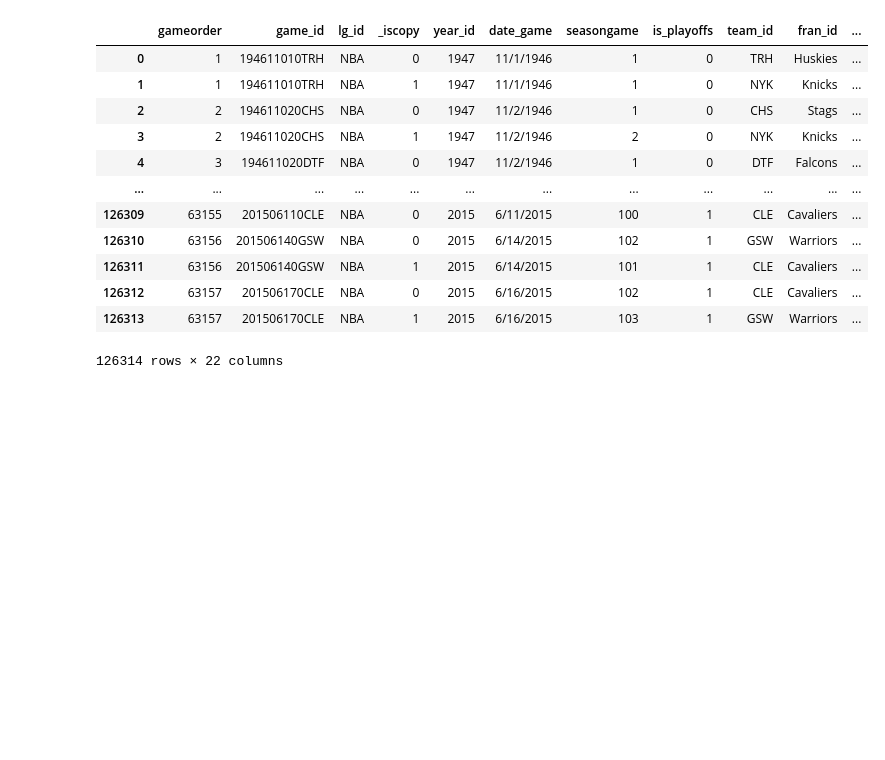
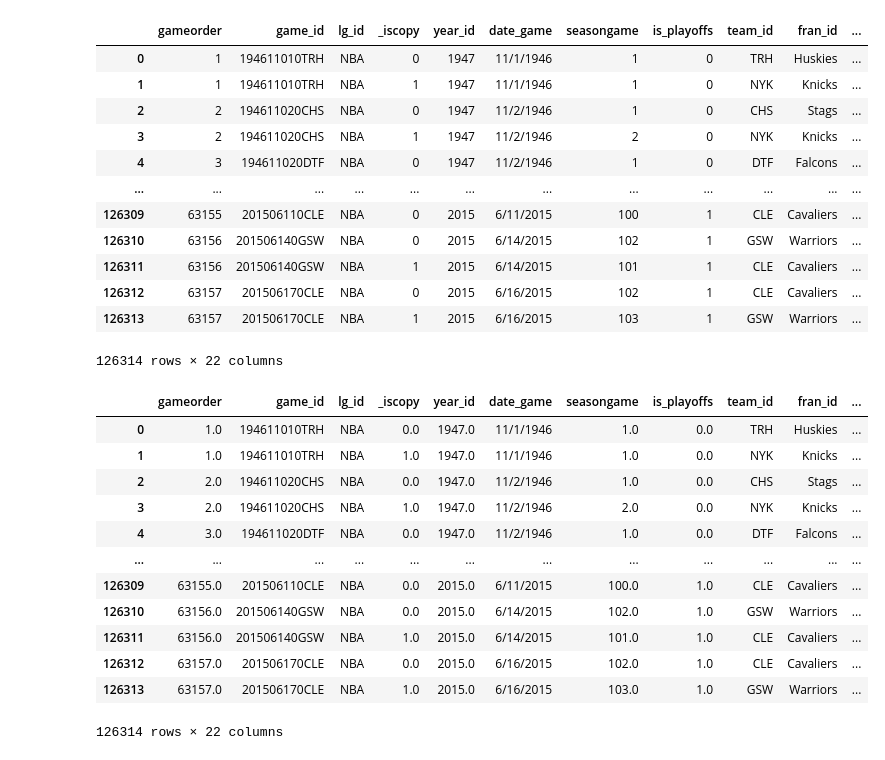
Before and after one commit to RahulParajuli/DataVisualizationandML, a Jupyter notebook: functions.ipynb, the cells around one changed output. Cells and saved outputs as stored; diff of their text form; code cells hidden in the pictures; blank space fills up the shorter version.

```diff
--- a/functions.ipynb
+++ b/functions.ipynb
@@ -119,3 +119,53 @@ deleting the column:  elo_i
 | 126312 | 63157 | 201506170CLE | NBA | 0 | 2015 | 6/16/2015 | 102 | 1 | CLE | Cavaliers | ... |
 | 126313 | 63157 | 201506170CLE | NBA | 1 | 2015 | 6/16/2015 | 103 | 1 | GSW | Warriors | ... |
 126314 rows × 22 columns
+# %%
+#knn imputer
+from sklearn.impute import KNNImputer
+
+def impute(df, imputer=KNNImputer(n_neighbors=5)):
+    '''
+    function for knn imputation in missing values in the data
+    df - dataset provided by the users
+    '''
+    import numpy as np
+    cols_num = df.select_dtypes(include=np.number).columns
+
+    for feature in df.columns:
+        #for numeric type
+        if feature in cols_num:
+            df[feature] = pd.DataFrame(imputer.fit_transform(np.array(df[feature]).reshape(-1, 1)))
+        else:
+        #for categorical type
+            mapping = dict()
+            mappings = {k: i for i, k in enumerate(df[feature].dropna().unique(), 0)}
+            mapping[feature] = mappings
+            df[feature] = df[feature].map(mapping[feature])
+
+            df_imputed = pd.DataFrame(imputer.fit_transform(np.array(df[feature]).reshape(-1, 1)), columns=[feature])
+
+            # round to integers before mapping back to original values
+            df[feature] = df_imputed
+            df[feature] = df[feature].round()
+            df[feature] = df[feature].astype('Int64')
+
+            # map values back to original
+            mappings_inv = {v: k for k, v in mapping[feature].items()}
+            df[feature] = df[feature].map(mappings_inv)
+    return df
+# %%
+impute(data)
+# %% [output]
+|  | gameorder | game_id | lg_id | _iscopy | year_id | date_game | seasongame | is_playoffs | team_id | fran_id | ... |
+| 0 | 1.0 | 194611010TRH | NBA | 0.0 | 1947.0 | 11/1/1946 | 1.0 | 0.0 | TRH | Huskies | ... |
+| 1 | 1.0 | 194611010TRH | NBA | 1.0 | 1947.0 | 11/1/1946 | 1.0 | 0.0 | NYK | Knicks | ... |
+| 2 | 2.0 | 194611020CHS | NBA | 0.0 | 1947.0 | 11/2/1946 | 1.0 | 0.0 | CHS | Stags | ... |
+| 3 | 2.0 | 194611020CHS | NBA | 1.0 | 1947.0 | 11/2/1946 | 2.0 | 0.0 | NYK | Knicks | ... |
+| 4 | 3.0 | 194611020DTF | NBA | 0.0 | 1947.0 | 11/2/1946 | 1.0 | 0.0 | DTF | Falcons | ... |
+| ... | ... | ... | ... | ... | ... | ... | ... | ... | ... | ... | ... |
+| 126309 | 63155.0 | 201506110CLE | NBA | 0.0 | 2015.0 | 6/11/2015 | 100.0 | 1.0 | CLE | Cavaliers | ... |
+| 126310 | 63156.0 | 201506140GSW | NBA | 0.0 | 2015.0 | 6/14/2015 | 102.0 | 1.0 | GSW | Warriors | ... |
+| 126311 | 63156.0 | 201506140GSW | NBA | 1.0 | 2015.0 | 6/14/2015 | 101.0 | 1.0 | CLE | Cavaliers | ... |
+| 126312 | 63157.0 | 201506170CLE | NBA | 0.0 | 2015.0 | 6/16/2015 | 102.0 | 1.0 | CLE | Cavaliers | ... |
+| 126313 | 63157.0 | 201506170CLE | NBA | 1.0 | 2015.0 | 6/16/2015 | 103.0 | 1.0 | GSW | Warriors | ... |
+126314 rows × 22 columns
```
Also changed, not shown: parts of 1 cell of this notebook.
